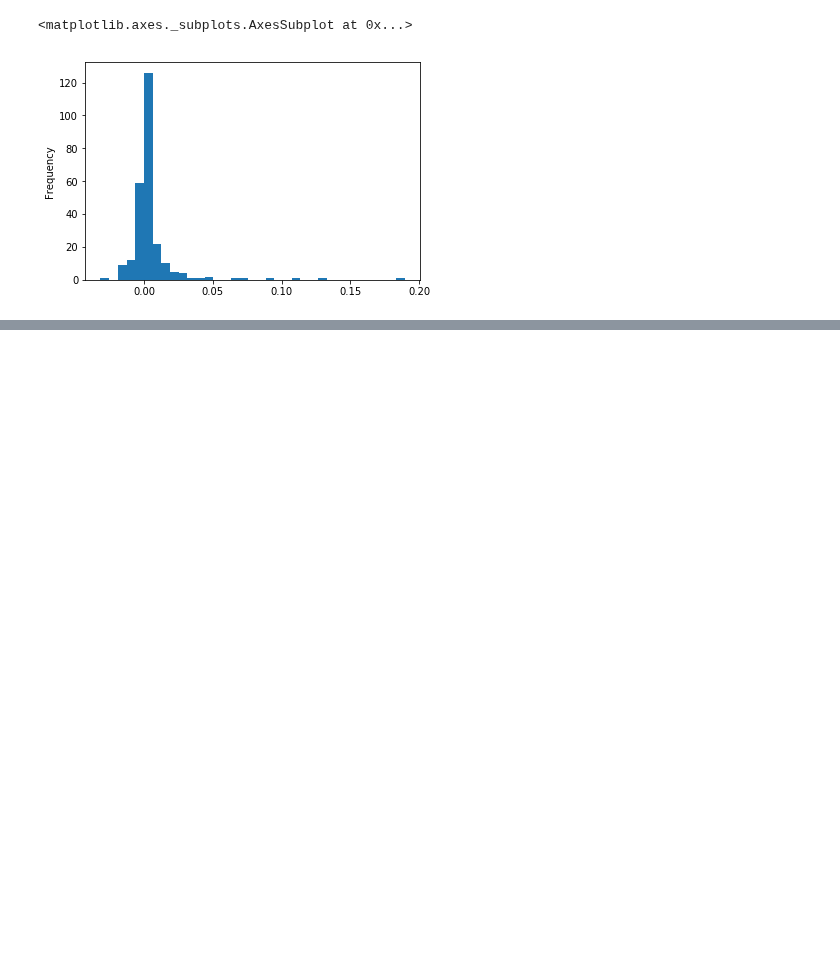
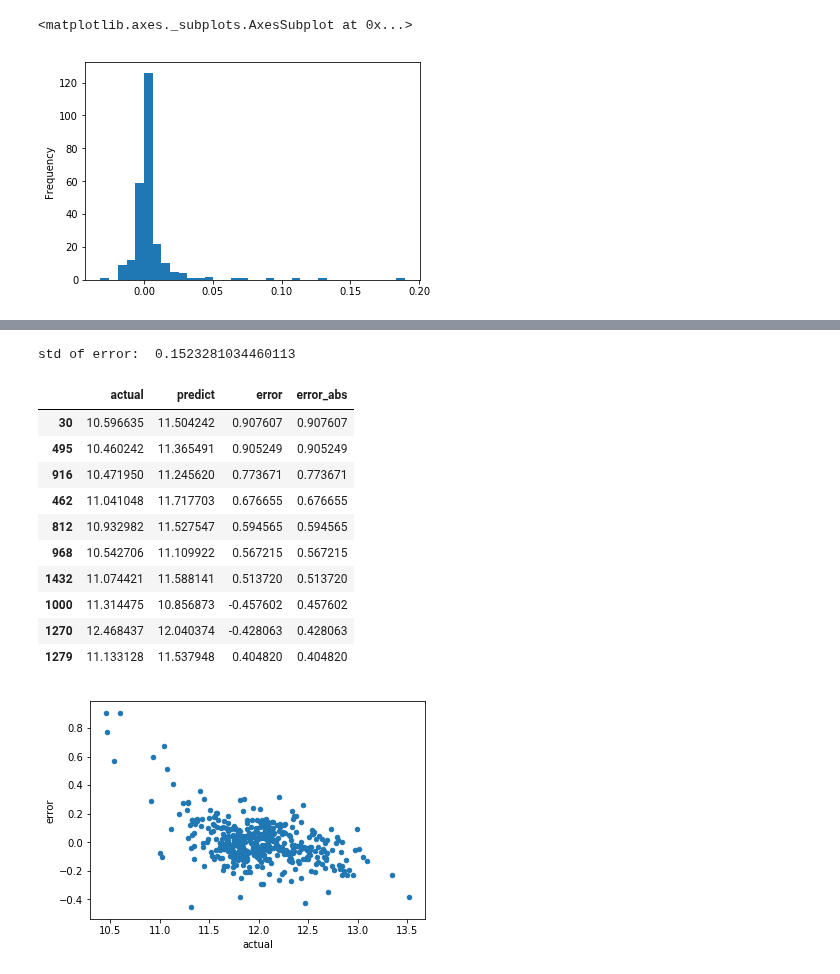
Before and after one commit to abulbasar/machine-learning, a Jupyter notebook: demos/Day 2 - house price prediction.ipynb, the cells around one changed output, grey strips where cells are left out. Drawn from its saved outputs; the diff is of its cells as text; code cells hidden in the pictures; blank space fills up the shorter version.

```diff
--- a/demos/Day 2 - house price prediction.ipynb
+++ b/demos/Day 2 - house price prediction.ipynb
@@ -227,0 +300,23 @@ result.head(10)
+# %%
+result = pd.DataFrame({"actual": y_test, "predict": y_test_pred})
+result["error"] = result.predict - result.actual
+result["error_abs"] = np.abs(result.error)
+result = result.sort_values("error_abs", ascending = False)
+
+result.plot.scatter("actual", "error")
+print("std of error: ", result.error.std())
+result.head(10)
+# %% [output]
+std of error:  0.1523281034460113
+|  | actual | predict | error | error_abs |
+| 30 | 10.596635 | 11.504242 | 0.907607 | 0.907607 |
+| 495 | 10.460242 | 11.365491 | 0.905249 | 0.905249 |
+| 916 | 10.471950 | 11.245620 | 0.773671 | 0.773671 |
+| 462 | 11.041048 | 11.717703 | 0.676655 | 0.676655 |
+| 812 | 10.932982 | 11.527547 | 0.594565 | 0.594565 |
+| 968 | 10.542706 | 11.109922 | 0.567215 | 0.567215 |
+| 1432 | 11.074421 | 11.588141 | 0.513720 | 0.513720 |
+| 1000 | 11.314475 | 10.856873 | -0.457602 | 0.457602 |
+| 1270 | 12.468437 | 12.040374 | -0.428063 | 0.428063 |
+| 1279 | 11.133128 | 11.537948 | 0.404820 | 0.404820 |
+[figure, added]
```
Also changed, not shown: parts of 8 cells of this notebook.
